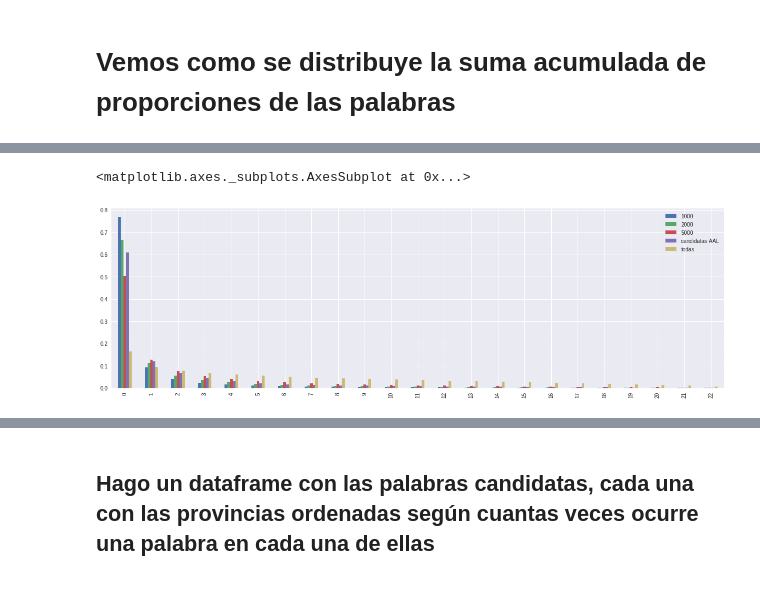
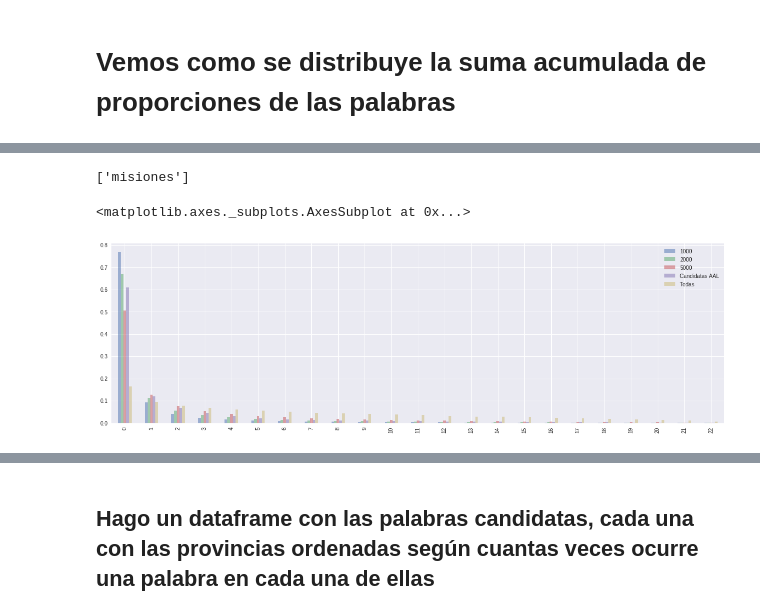
Before and after one commit to daleman/tesis, a Jupyter notebook: notebooks/info.ipynb, the cells around one changed output, grey strips where cells are left out. Drawn from its saved outputs; the diff is of its cells as text; code cells hidden in the pictures.

Commit message:
Calcula las regiones para el test estadistico, agrego gráficos y los guardo

```diff
--- a/notebooks/info.ipynb
+++ b/notebooks/info.ipynb
@@ -268,0 +272,4 @@ provs[0]
+# %%
+df.regionTest.iloc[1]
+# %% [output]
+['misiones']
@@ -269,11 +281,11 @@ provs[0]
 # %%
 dfp = pd.DataFrame()
 dfp['1000'] = percent.iloc[0:1000].mean().T
 dfp['2000'] = percent.iloc[0:2000].mean().T
 dfp['5000'] = percent.iloc[0:5000].mean().T
-dfp['candidatas AAL'] = percent.loc[palabras].mean().T
-dfp['todas'] = percent.mean().T
-dfp.plot(kind='bar',figsize=[20,6])
+dfp['Candidatas AAL'] = percent.loc[palabras].mean().T
+dfp['Todas'] = percent.mean().T
+dfp.plot(kind='bar',figsize=[20,6],alpha=0.5)
 # %% [output]
 <matplotlib.axes._subplots.AxesSubplot at 0x...>
-[figure, old version]
+[figure, new version]
```
Also changed, not shown: parts of 45 cells of this notebook.
